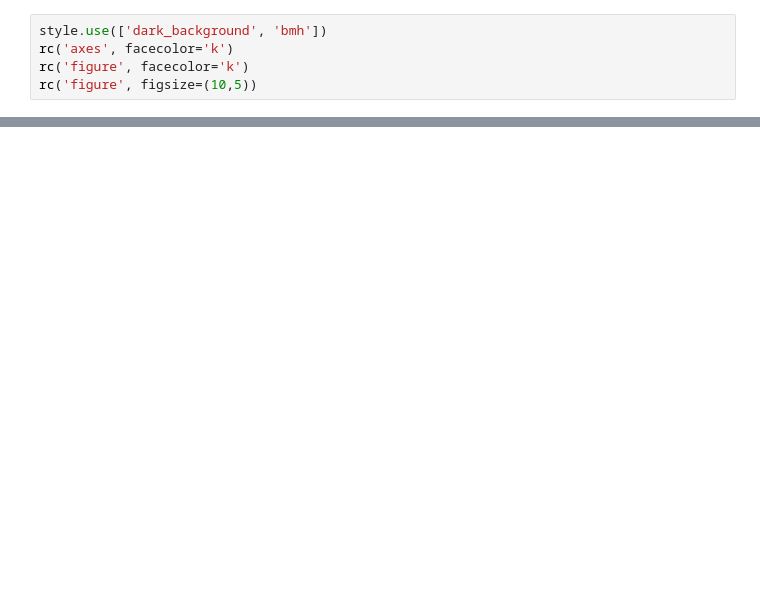
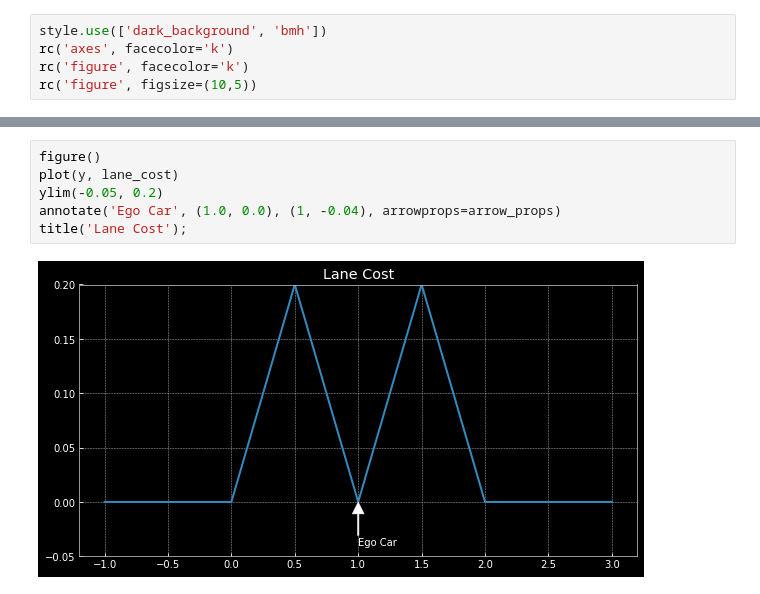
Before and after one commit to Atcold/pytorch-PPUU, a Jupyter notebook: Notebooks/Target-lane.ipynb, the cells around one changed output, grey strips where cells are left out. Saved outputs shown, nothing was run; the diff lists cells and outputs as text; blank space fills up the shorter version.

```diff
--- a/Notebooks/Target-lane.ipynb
+++ b/Notebooks/Target-lane.ipynb
@@ -41,0 +69,8 @@ savefig('lane_change.png')
+# %%
+figure()
+plot(y, lane_cost)
+ylim(-0.05, 0.2)
+annotate('Ego Car', (1.0, 0.0), (1, -0.04), arrowprops=arrow_props)
+title('Lane Cost');
+# %% [output]
+[figure, added]
```
Also changed, not shown: parts of 8 cells of this notebook, 2 other files.
